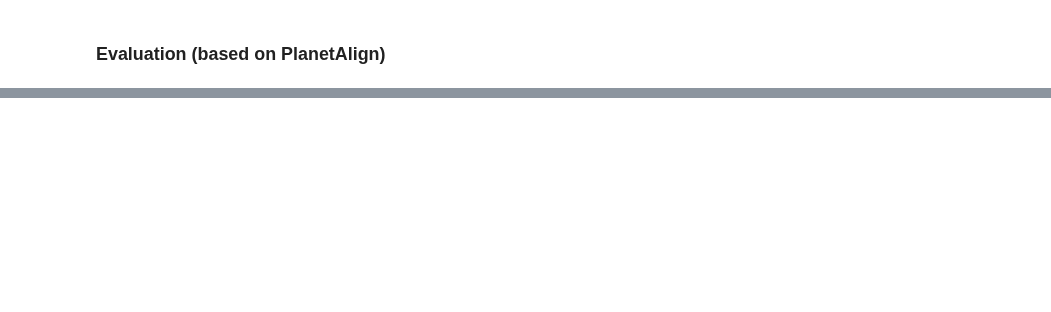
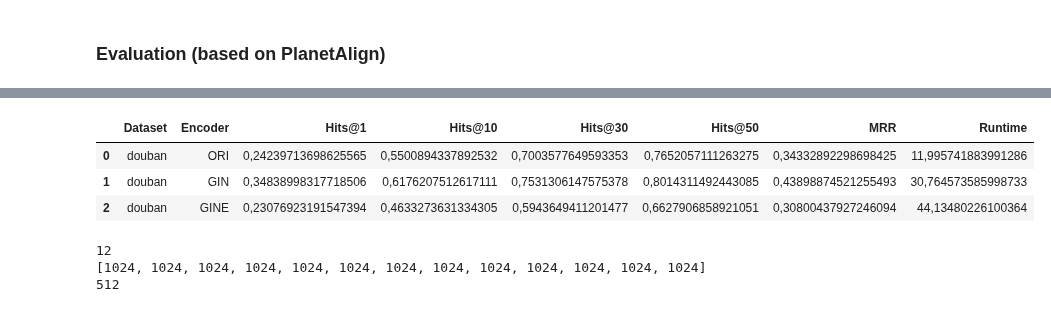
Before and after one commit to win7/T-GAE_PyG, a Jupyter notebook: r3_subgraphMatching_PyG.ipynb, the cells around one changed output, grey strips where cells are left out. Drawn from its saved outputs; the diff is of its cells as text; code cells hidden in the pictures; blank space fills up the shorter version.

Commit message:
experiments 2, 4, hidden

```diff
--- a/r3_subgraphMatching_PyG.ipynb
+++ b/r3_subgraphMatching_PyG.ipynb
@@ -928,0 +954,16 @@ df_summary
+# %%
+df_text = df_summary.map(lambda x: f"{x}".replace(".", ","))
+df_text
+# %% [output]
+|  | Dataset | Encoder | Hits@1 | Hits@10 | Hits@30 | Hits@50 | MRR | Runtime |
+| 0 | douban | ORI | 0,24239713698625565 | 0,5500894337892532 | 0,7003577649593353 | 0,7652057111263275 | 0,34332892298698425 | 11,995741883991286 |
+| 1 | douban | GIN | 0,34838998317718506 | 0,6176207512617111 | 0,7531306147575378 | 0,8014311492443085 | 0,43898874521255493 | 30,764573585998733 |
+| 2 | douban | GINE | 0,23076923191547394 | 0,4633273631334305 | 0,5943649411201477 | 0,6627906858921051 | 0,30800437927246094 | 44,13480226100364 |
+# %%
+print(NUM_HIDDEN_LAYERS)
+print(HIDDEN_DIM)
+print(output_feature_size)
+# %% [output]
+12
+[1024, 1024, 1024, 1024, 1024, 1024, 1024, 1024, 1024, 1024, 1024, 1024, 1024]
+512
```
Also changed, not shown: parts of 13 cells of this notebook, 5 other files.
